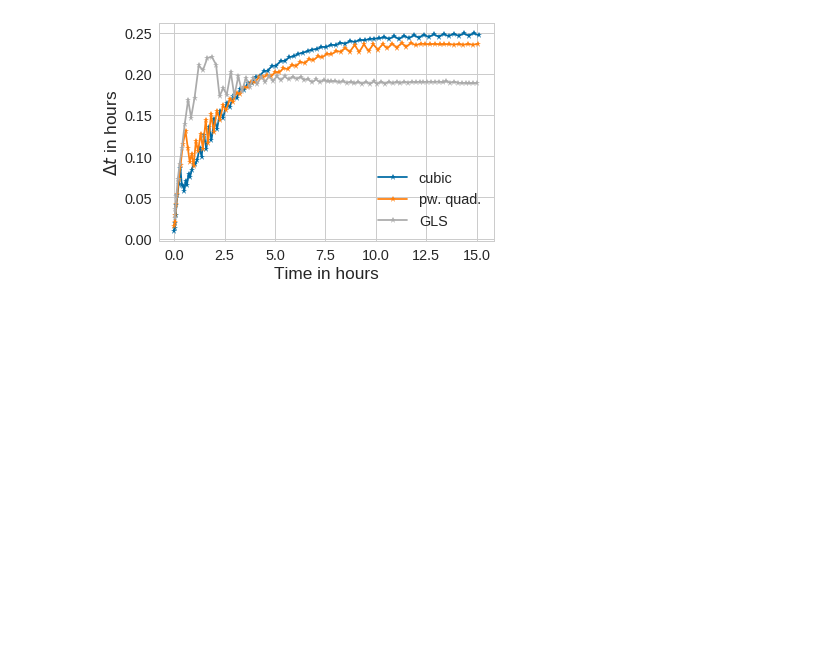
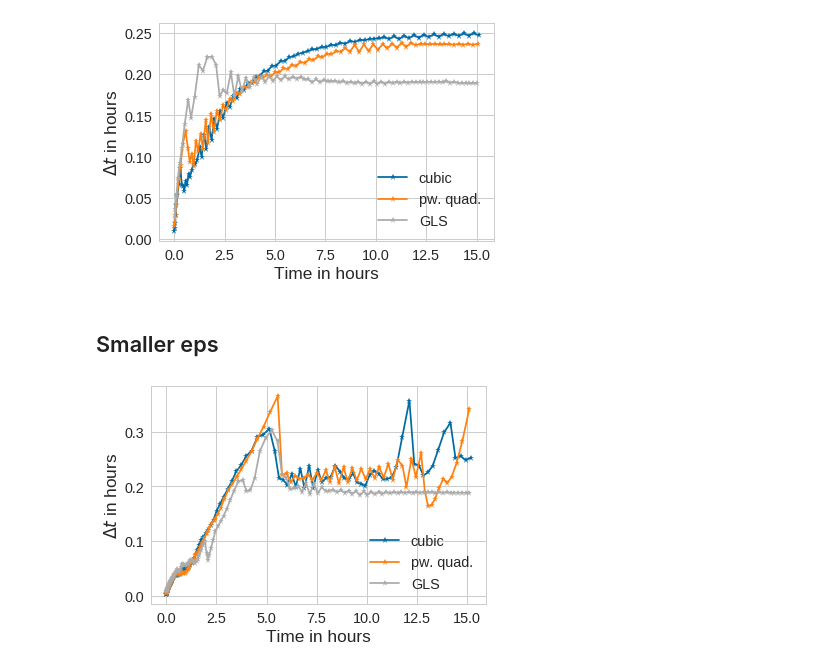
Before and after one commit to somathias/cbmos, a Jupyter notebook: test_adaptivity_38cells.ipynb, the cells around one changed output. Saved outputs shown, nothing was run; the diff lists cells and outputs as text; code cells hidden in the pictures; blank space fills up the shorter version.

Commit message:
Generate figures for half time seminar

```diff
--- a/test_adaptivity_38cells.ipynb
+++ b/test_adaptivity_38cells.ipynb
@@ -85,6 +85,14 @@ del sheet[0]
 plot_population(sheet)
 # %% [output]
 [figure]
+# %%
+#prepare consistent initial data
+solver_scipy = cbmos.CBMSolver(ff.piecewise_polynomial, scpi.solve_ivp, dim)
+t_data_init = [0, 0.0001]
+muR = 9.1
+ratio = 0.21
+params_poly = {'muA': ratio*muR, 'muR': muR, 'rA': rA, 'rR': 1.0/(1.0-np.sqrt(ratio)/3.0), 'n': 1.0, 'p': 1.0}
+initial_sheet = solver_scipy.simulate(sheet, t_data_init, params_poly, {}, seed=seed)[-1]
 # %% [markdown]
 # Using parameters fitted to relaxation time
 # %%
@@ -105,7 +113,7 @@ for force in force_names:
     except FileNotFoundError:
         print('Nothing to delete.')
 
-    history = solvers_ef[force].simulate(sheet, t_data, params[force], {"eps": 0.01, "out": filename_ending[force]}, seed=seed)
+    history = solvers_ef[force].simulate(initial_sheet, t_data, params[force], {"eps": 0.01, "out": filename_ending[force]}, seed=seed)
     dts = np.loadtxt('step_sizes'+filename_ending[force]+'.txt')
     ts = np.loadtxt('time_points'+filename_ending[force]+'.txt')
     plt.plot(ts, dts,'-*', label=force)
@@ -113,5 +121,28 @@ plt.legend()
 plt.xlabel('Time in hours')
 plt.ylabel('$\Delta t$ in hours')
 plt.savefig('adaptivity_38cells.pdf', bbox_inches='tight')
+plt.savefig('adaptivity_38cells.png', bbox_inches='tight')
 # %% [output]
 [figure]
+# %% [markdown]
+## Smaller eps
+# %%
+for force in force_names:
+
+    try:
+        os.remove('step_sizes'+filename_ending[force]+'.txt')
+        os.remove('time_points'+filename_ending[force]+'.txt')
+    except FileNotFoundError:
+        print('Nothing to delete.')
+
+    history = solvers_ef[force].simulate(initial_sheet, t_data, params[force], {"eps": 0.001, "eta": 0.001, "out": filename_ending[force]}, seed=seed)
+    dts = np.loadtxt('step_sizes'+filename_ending[force]+'.txt')
+    ts = np.loadtxt('time_points'+filename_ending[force]+'.txt')
+    plt.plot(ts, dts,'-*', label=force)
+plt.legend()
+plt.xlabel('Time in hours')
+plt.ylabel('$\Delta t$ in hours')
+plt.savefig('adaptivity_38cells_eps0_001.pdf', bbox_inches='tight')
+plt.savefig('adaptivity_38cells_eps0_001.png', bbox_inches='tight')
+# %% [output]
+[figure, added]
```
Also changed, not shown: 1 other file.
